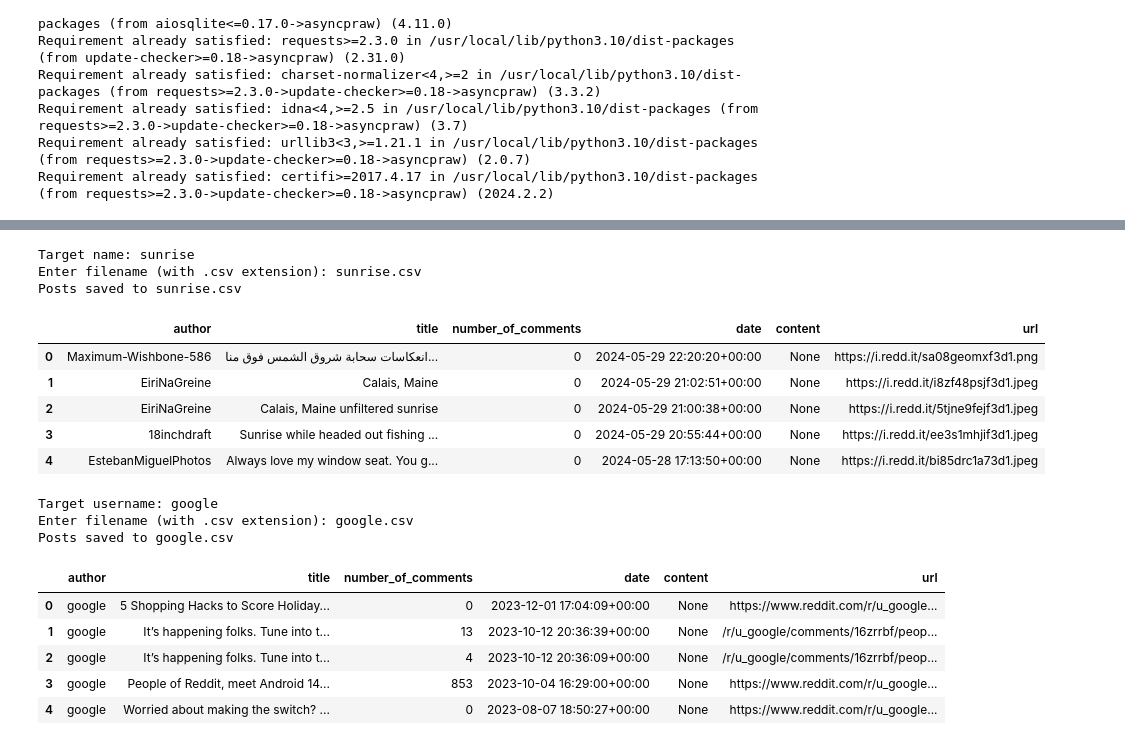
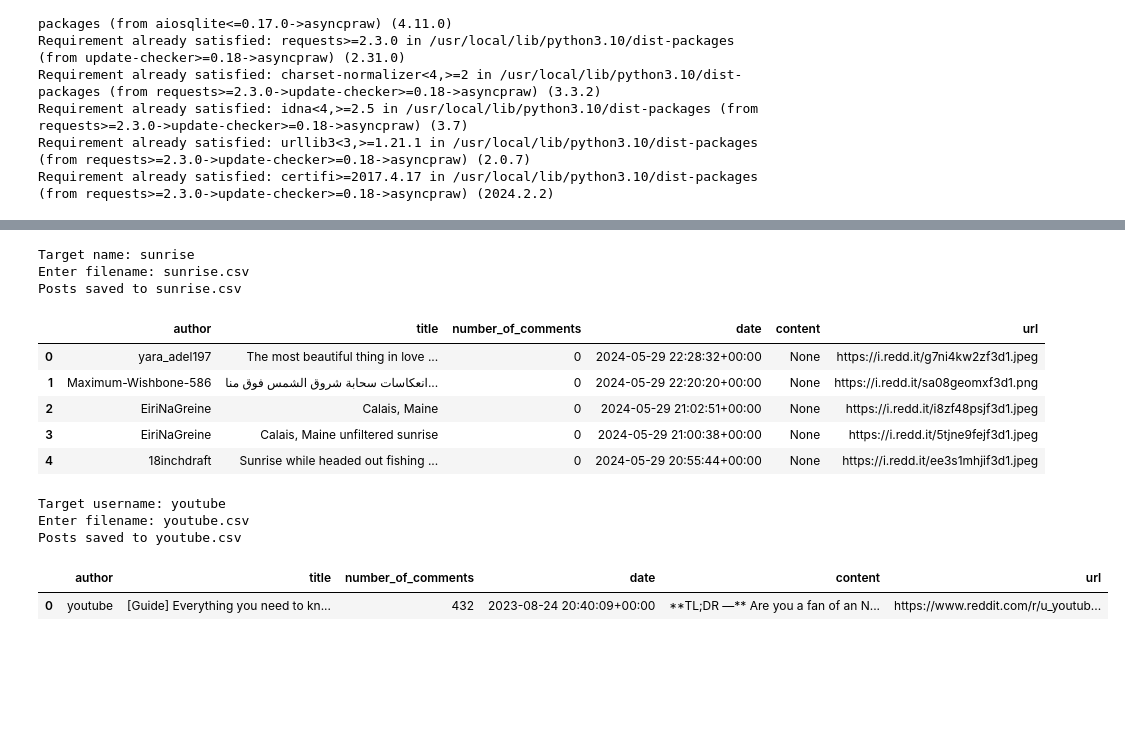
Before and after one commit to Folia412/Web-2024, a Jupyter notebook: Lab_3.ipynb, the cells around one changed output, grey strips where cells are left out. Cells and saved outputs as stored; diff of their text form; code cells hidden in the pictures; blank space fills up the shorter version.

```diff
--- a/Lab_3.ipynb
+++ b/Lab_3.ipynb
@@ -39,7 +43,10 @@ reddit = asyncpraw.Reddit(
 )
 # %%
 def save_csv(data):
-  filename = input("Enter filename (with .csv extension): ")
+  if not data:
+        print("The data list is empty. Cannot save to CSV.")
+        return
+  filename = input("Enter filename: ")
   keys = data[0].keys()
   with open(filename, 'w', newline='', encoding='utf-8') as csvfile:
       writer = csv.DictWriter(csvfile, fieldnames=keys)
@@ -68,35 +75,31 @@ save_csv(data)
 df.head()
 # %% [output]
 Target name: sunrise
-Enter filename (with .csv extension): sunrise.csv
+Enter filename: sunrise.csv
 Posts saved to sunrise.csv
 |  | author | title | number_of_comments | date | content | url |
-| 0 | Maximum-Wishbone-586 | انعكاسات سحابة شروق الشمس فوق منا... | 0 | 2024-05-29 22:20:20+00:00 | None | https://i.redd.it/sa08geomxf3d1.png |
-| 1 | EiriNaGreine | Calais, Maine | 0 | 2024-05-29 21:02:51+00:00 | None | https://i.redd.it/i8zf48psjf3d1.jpeg |
-| 2 | EiriNaGreine | Calais, Maine unfiltered sunrise | 0 | 2024-05-29 21:00:38+00:00 | None | https://i.redd.it/5tjne9fejf3d1.jpeg |
-| 3 | 18inchdraft | Sunrise while headed out fishing ... | 0 | 2024-05-29 20:55:44+00:00 | None | https://i.redd.it/ee3s1mhjif3d1.jpeg |
-| 4 | EstebanMiguelPhotos | Always love my window seat. You g... | 0 | 2024-05-28 17:13:50+00:00 | None | https://i.redd.it/bi85drc1a73d1.jpeg |
+| 0 | yara_adel197 | The most beautiful thing in love ... | 0 | 2024-05-29 22:28:32+00:00 | None | https://i.redd.it/g7ni4kw2zf3d1.jpeg |
+| 1 | Maximum-Wishbone-586 | انعكاسات سحابة شروق الشمس فوق منا... | 0 | 2024-05-29 22:20:20+00:00 | None | https://i.redd.it/sa08geomxf3d1.png |
+| 2 | EiriNaGreine | Calais, Maine | 0 | 2024-05-29 21:02:51+00:00 | None | https://i.redd.it/i8zf48psjf3d1.jpeg |
+| 3 | EiriNaGreine | Calais, Maine unfiltered sunrise | 0 | 2024-05-29 21:00:38+00:00 | None | https://i.redd.it/5tjne9fejf3d1.jpeg |
+| 4 | 18inchdraft | Sunrise while headed out fishing ... | 0 | 2024-05-29 20:55:44+00:00 | None | https://i.redd.it/ee3s1mhjif3d1.jpeg |
 # %%
 data = []
 target_username = input("Target username: ")
 reddit_client = asyncpraw.Reddit(client_id=client_id, client_secret=client_secret, user_agent=user_agent)
 user = await reddit_client.redditor(target_username)
 async for submission in user.submissions.new(limit=2000):
     if submission.is_self and submission.selftext:
-        post_text = submission.selftext
+        content = submission.selftext
     else:
-        post_text = None
+        content = None
     append(data)
 df = pd.DataFrame(data)
 save_csv(data)
 df.head()
 # %% [output]
-Target username: google
-Enter filename (with .csv extension): google.csv
-Posts saved to google.csv
+Target username: youtube
+Enter filename: youtube.csv
+Posts saved to youtube.csv
 |  | author | title | number_of_comments | date | content | url |
-| 0 | google | 5 Shopping Hacks to Score Holiday... | 0 | 2023-12-01 17:04:09+00:00 | None | https://www.reddit.com/r/u_google... |
-| 1 | google | It’s happening folks. Tune into t... | 13 | 2023-10-12 20:36:39+00:00 | None | /r/u_google/comments/16zrrbf/peop... |
-| 2 | google | It’s happening folks. Tune into t... | 4 | 2023-10-12 20:36:09+00:00 | None | /r/u_google/comments/16zrrbf/peop... |
-| 3 | google | People of Reddit, meet Android 14... | 853 | 2023-10-04 16:29:00+00:00 | None | https://www.reddit.com/r/u_google... |
-| 4 | google | Worried about making the switch? ... | 0 | 2023-08-07 18:50:27+00:00 | None | https://www.reddit.com/r/u_google... |
+| 0 | youtube | [Guide] Everything you need to kn... | 432 | 2023-08-24 20:40:09+00:00 | **TL;DR —** Are you a fan of an N... | https://www.reddit.com/r/u_youtub... |
```
Also changed, not shown: parts of 1 cell of this notebook.
